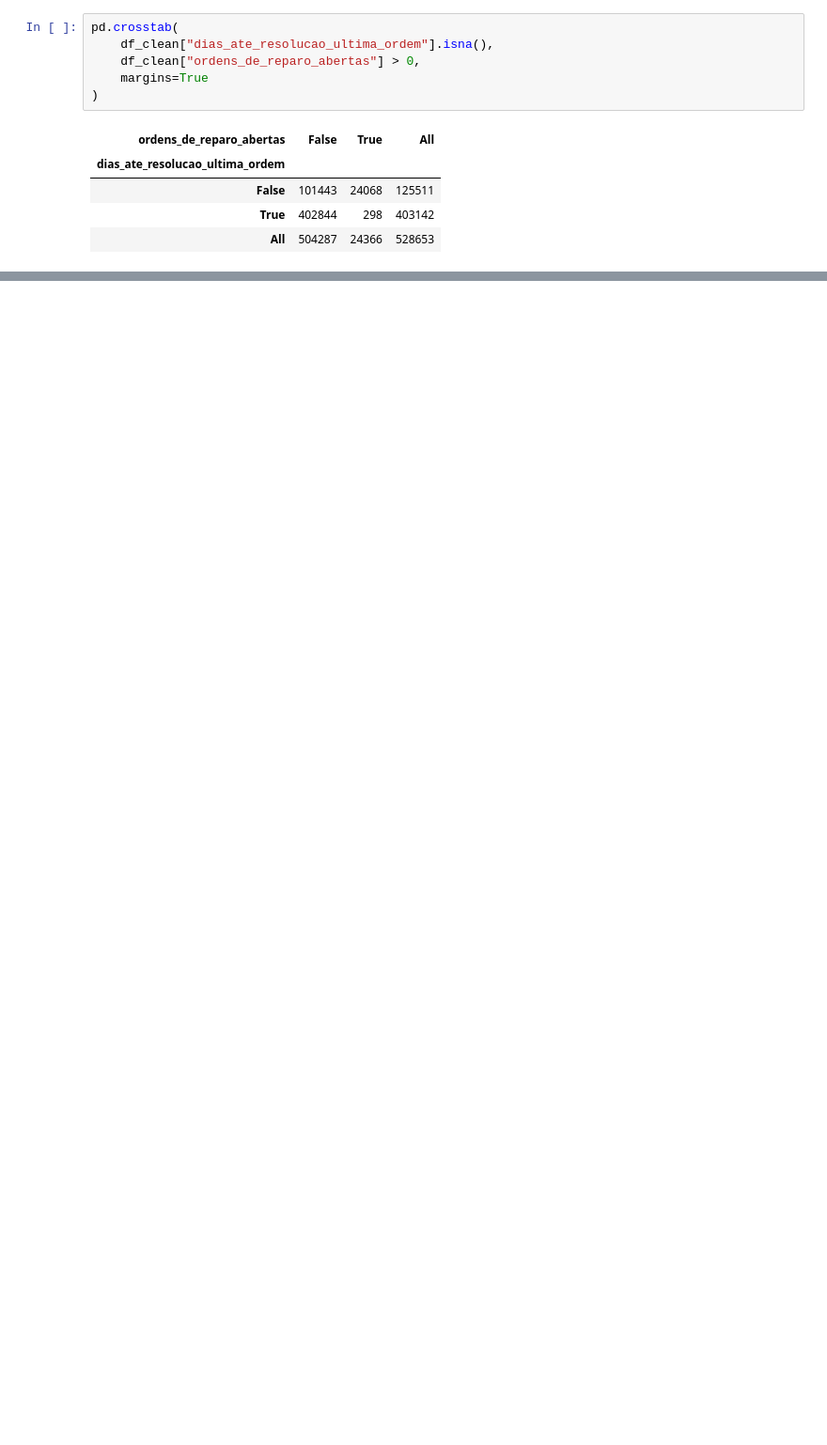
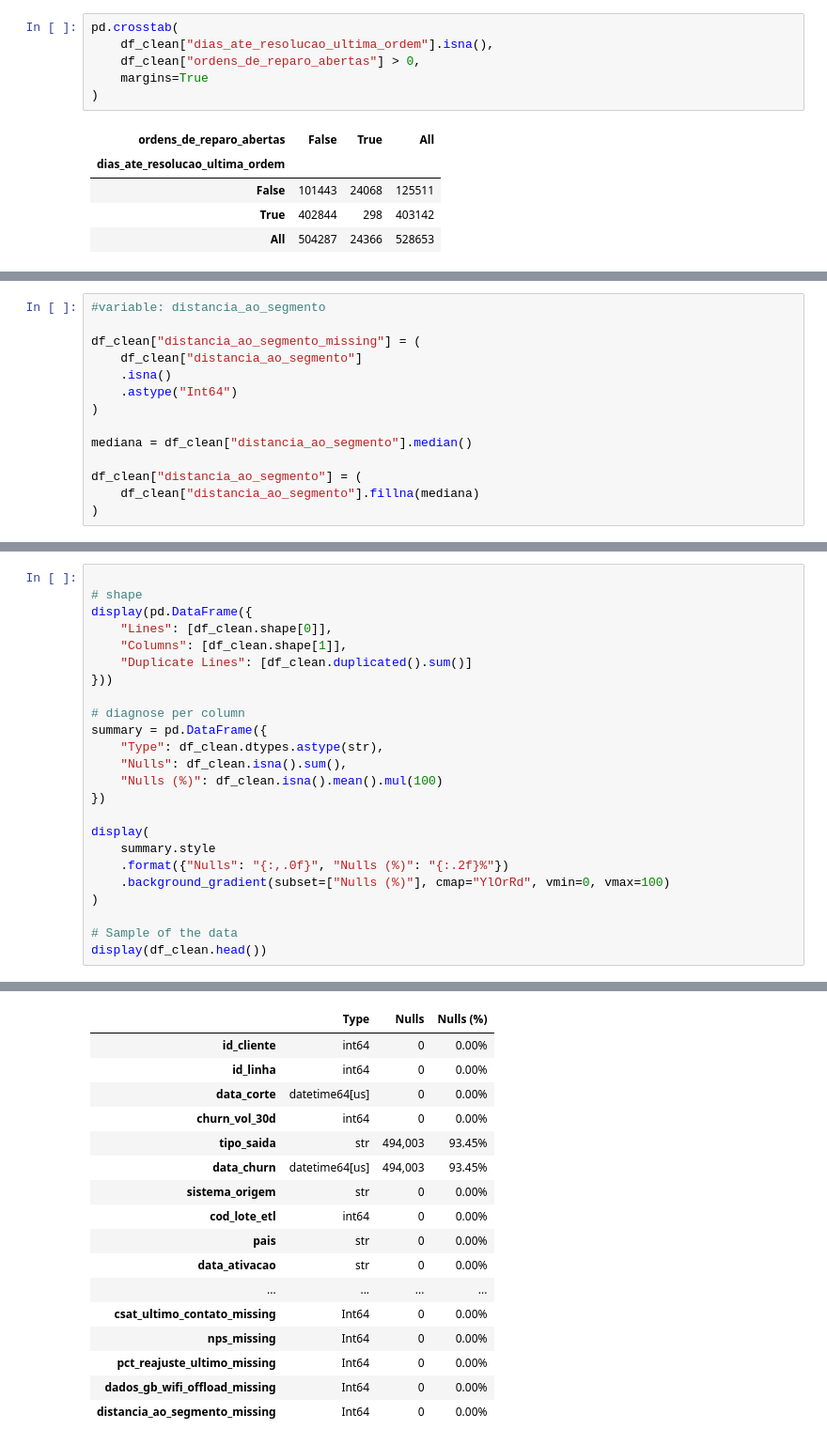
Before and after one commit to marciodosanjos/classification-churn, a Jupyter notebook: notebooks/01_exploracao.ipynb, the cells around one changed output, grey strips where cells are left out. Shown at 94% size. Saved outputs shown, nothing was run; the diff lists cells and outputs as text; blank space fills up the shorter version.

```diff
--- a/notebooks/01_exploracao.ipynb
+++ b/notebooks/01_exploracao.ipynb
@@ -229,0 +313,14 @@ Name: dias_ate_resolucao_ultima_ordem_missing, Length: 528653, dtype: Int64
+# %%
+#variable: distancia_ao_segmento
+
+df_clean["distancia_ao_segmento_missing"] = (
+    df_clean["distancia_ao_segmento"]
+    .isna()
+    .astype("Int64")
+)
+
+mediana = df_clean["distancia_ao_segmento"].median()
+
+df_clean["distancia_ao_segmento"] = (
+    df_clean["distancia_ao_segmento"].fillna(mediana)
+)
@@ -229,0 +329,25 @@ Name: dias_ate_resolucao_ultima_ordem_missing, Length: 528653, dtype: Int64
+# %%
+
+# shape
+display(pd.DataFrame({
+    "Lines": [df_clean.shape[0]],
+    "Columns": [df_clean.shape[1]],
+    "Duplicate Lines": [df_clean.duplicated().sum()]
+}))
+
+# diagnose per column
+summary = pd.DataFrame({
+    "Type": df_clean.dtypes.astype(str),
+    "Nulls": df_clean.isna().sum(),
+    "Nulls (%)": df_clean.isna().mean().mul(100)
+})
+
+display(
+    summary.style
+    .format({"Nulls": "{:,.0f}", "Nulls (%)": "{:.2f}%"})
+    .background_gradient(subset=["Nulls (%)"], cmap="YlOrRd", vmin=0, vmax=100)
+)
+
+# Sample of the data
+display(df_clean.head())
+# %% [output]
@@ -229,0 +356,17 @@ Name: dias_ate_resolucao_ultima_ordem_missing, Length: 528653, dtype: Int64
+|  | Type | Nulls | Nulls (%) |
+| id_cliente | int64 | 0 | 0.00% |
+| id_linha | int64 | 0 | 0.00% |
+| data_corte | datetime64[us] | 0 | 0.00% |
+| churn_vol_30d | int64 | 0 | 0.00% |
+| tipo_saida | str | 494,003 | 93.45% |
+| data_churn | datetime64[us] | 494,003 | 93.45% |
+| sistema_origem | str | 0 | 0.00% |
+| cod_lote_etl | int64 | 0 | 0.00% |
+| pais | str | 0 | 0.00% |
+| data_ativacao | str | 0 | 0.00% |
+| ... | ... | ... | ... |
+| csat_ultimo_contato_missing | Int64 | 0 | 0.00% |
+| nps_missing | Int64 | 0 | 0.00% |
+| pct_reajuste_ultimo_missing | Int64 | 0 | 0.00% |
+| dados_gb_wifi_offload_missing | Int64 | 0 | 0.00% |
+| distancia_ao_segmento_missing | Int64 | 0 | 0.00% |
```
Also changed, not shown: parts of 11 cells of this notebook, 1 other file.
